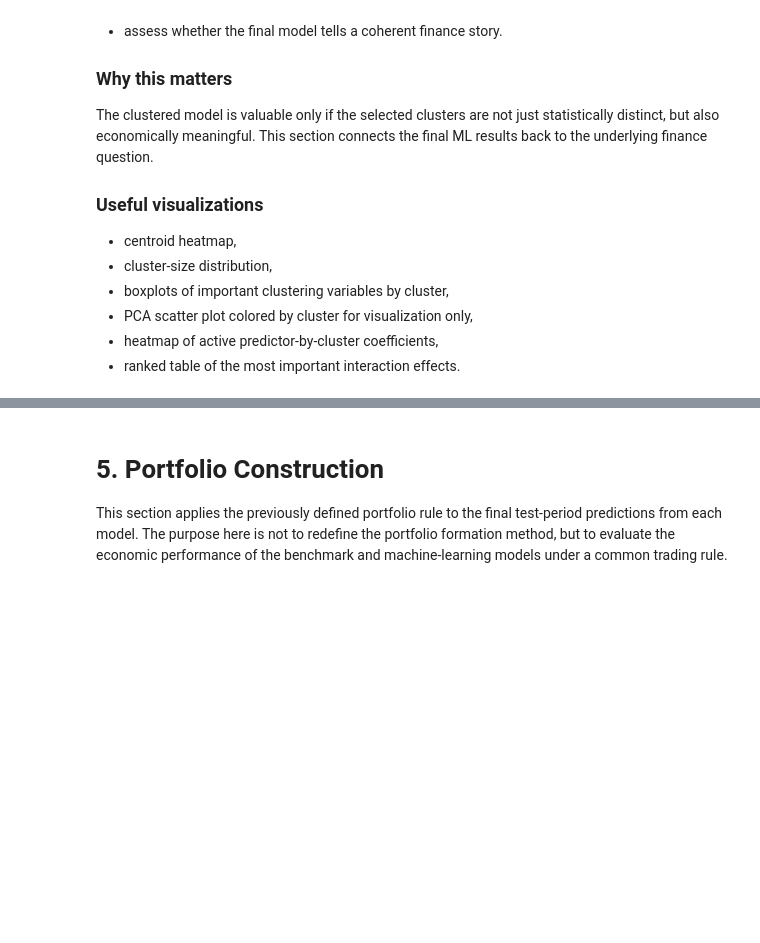
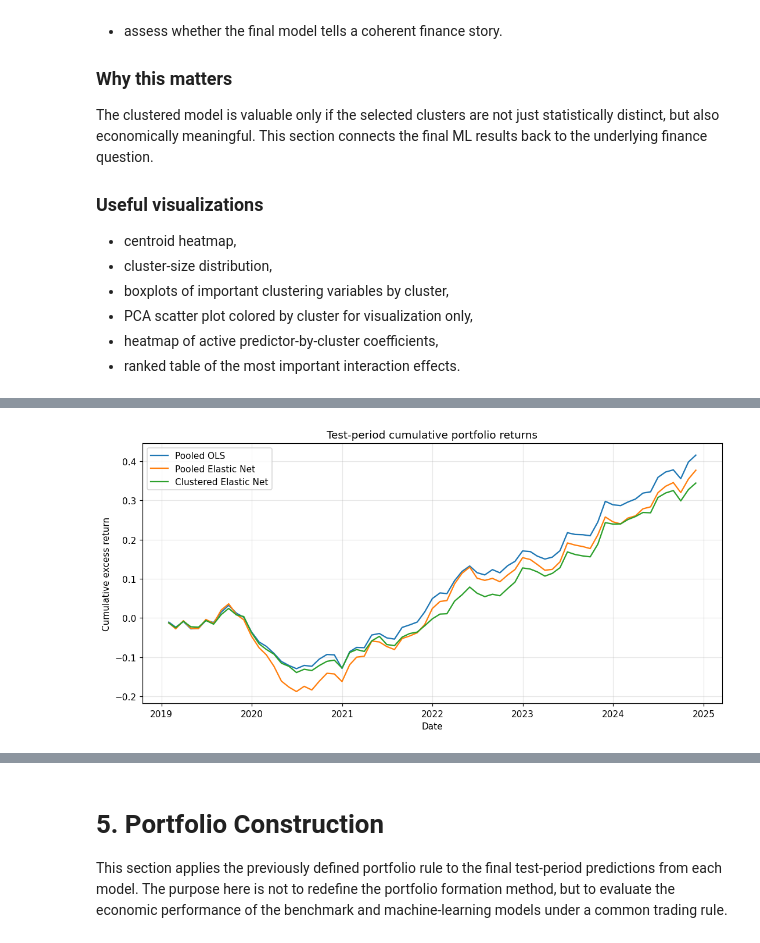
Before and after one commit to JackyJacky1029/FINA-4713-Group-9-Project, a Jupyter notebook: jkp_project.ipynb, the cells around one changed output, grey strips where cells are left out. Cells and saved outputs as stored; diff of their text form; code cells hidden in the pictures; blank space fills up the shorter version.

```diff
--- a/jkp_project.ipynb
+++ b/jkp_project.ipynb
@@ -2065,8 +2065,7 @@ def tune_pooled_elasticnet(
 
     Main idea
     ---------
-    For each candidate (alpha, l1_ratio), we run the full validation
-    forecasting exercise:
+    For each candidate (alpha, l1_ratio), we run the full validation forecasting exercise:
 
     1. Refit the model at each validation refit date.
     2. Predict the next 6-month validation block.
@@ -2094,7 +2093,7 @@ def tune_pooled_elasticnet(
         # Example:
         # alpha_grid = [0.001, 0.01]
         # l1_ratio_grid = [0.5, 1.0]
-        # gives four candidate models.
+        # gives four candidate models
     hyperparameter_grid = list(itertools.product(alpha_grid, l1_ratio_grid))
 
     # ========================================================
@@ -3613,9 +3679,8 @@ for model_label, pred_df in final_test_predictions.items():
         date_col="eom",
         id_col="id",
         min_stocks_per_month=20,
-        max_abs_weight=max_abs_weight,
-        top_bottom_frac=0.2
-    )
+        max_abs_weight=max_abs_weight
+        )
 
     result_row = {
         "model": model_label,
@@ -3808,23 +3975,40 @@ plt.show()
 # %%
 # ------------------------------------------------------------
-# 4.3 Portfolio Net/Gross Exposure and Stock Counts
+# 4.3 Plot test-period cumulative portfolio returns
 # ------------------------------------------------------------
+
 plt.figure(figsize=(10, 5))
 
-for model_name, outputs in final_test_outputs.items():
-    weight_df = outputs["weights"]
-    net_exposure = weight_df.sum(axis=1)
-    gross_exposure = weight_df.abs().sum(axis=1)
+for model_label in model_order:
 
-    plt.plot(net_exposure.index, net_exposure, lw=1.5, label=f"{model_name} Net")
-    plt.plot(gross_exposure.index, gross_exposure, lw=1.5, linestyle='--', label=f"{model_name} Gross")
+    # Historical Average may not have meaningful portfolio returns
+    # because it usually gives the same prediction to all stocks.
+    if model_label not in final_test_outputs:
+        continue
+
+    pf_returns = final_test_outputs[model_label]["portfolio_returns"]
+
+    # Skip empty portfolio-return series.
+    if pf_returns is None or len(pf_returns) == 0:
+        continue
+
+    # Cumulative return = compounded portfolio return over time.
+    cum_return = (1 + pf_returns).cumprod() - 1
+
+    plt.plot(
+        cum_return.index,
+        cum_return.values,
+        label=model_label
+    )
 
 plt.xlabel("Date")
-plt.ylabel("Exposure")
-plt.title("Portfolio Net and Gross Exposure")
+plt.ylabel("Cumulative excess return")
+plt.title("Test-period cumulative portfolio returns")
 plt.legend()
-plt.grid(alpha=0.3)
+plt.grid(True, alpha=0.3)
 plt.tight_layout()
 plt.show()
+# %% [output]
+[figure, added]
 # %%
 # ------------------------------------------------------------
```
Also changed, not shown: parts of 32 cells of this notebook.
